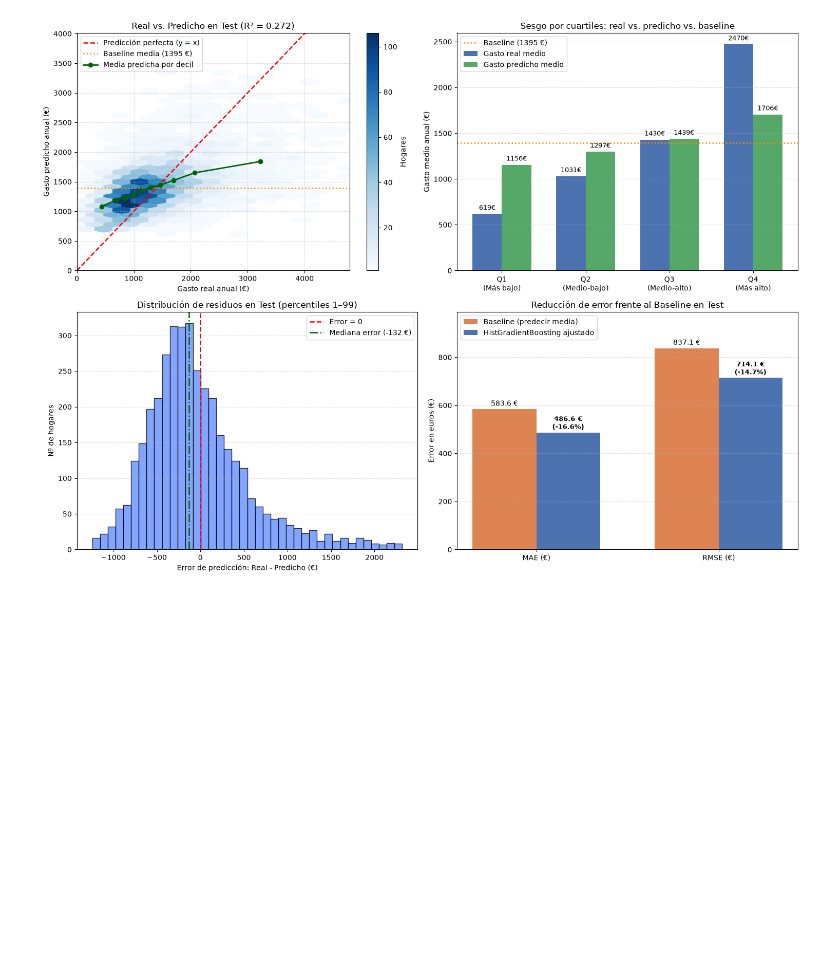
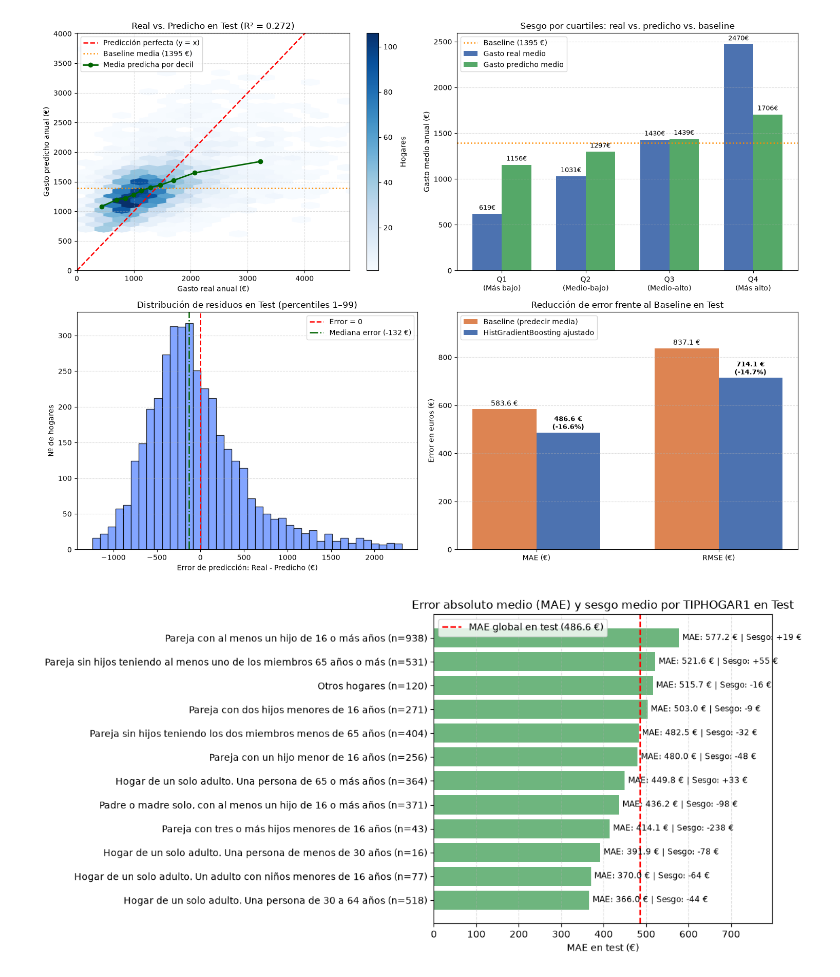
Before and after one commit to mariot11/ML_ConsumoEnergia, a Jupyter notebook: notebooks/04_Entrenamiento_Evaluacion.ipynb, the cells around one changed output. Saved outputs shown, nothing was run; the diff lists cells and outputs as text; code cells hidden in the pictures; blank space fills up the shorter version.

```diff
--- a/notebooks/04_Entrenamiento_Evaluacion.ipynb
+++ b/notebooks/04_Entrenamiento_Evaluacion.ipynb
@@ -1420,3 +1420,73 @@ plt.tight_layout()
 plt.show()
 # %% [output]
 [figure]
+# %%
+import matplotlib.pyplot as plt
+import numpy as np
+import pandas as pd
+from sklearn.metrics import mean_absolute_error
+
+modelo_final = grid_hgb.best_estimator_ if "grid_hgb" in globals() else best_model
+y_true = np.asarray(y_test)
+y_pred = modelo_final.predict(X_test)
+
+# Cambia `segmento_col` a la columna que quieras analizar (p. ej. "TIPHOGAR1", "TIPOEDIF", etc.)
+segmento_col = "TIPHOGAR1"
+
+df_err = pd.DataFrame({
+    "seg": X_test[segmento_col].fillna("Nulo / No aplica").astype(str).values,
+    "real": y_true,
+    "pred": y_pred,
+})
+
+# Si quisieras analizar `IMPEXAC` (numérica), puedes crear tramos con pd.qcut:
+# df_err["seg"] = pd.qcut(X_test["IMPEXAC"], q=4, duplicates="drop").astype(str)
+
+resumen_err = (
+    df_err.groupby("seg", observed=False)
+    .apply(
+        lambda g: pd.Series({
+            "mae": mean_absolute_error(g["real"], g["pred"]),
+            "sesgo_medio": (g["real"] - g["pred"]).mean(),
+            "n": len(g),
+        }),
+        include_groups=False,
+    )
+    .sort_values("mae", ascending=True)
+)
+
+mae_global = mean_absolute_error(y_true, y_pred)
+
+fig, ax = plt.subplots(figsize=(11, 5.5))
+y_pos = range(len(resumen_err))
+ax.barh(y_pos, resumen_err["mae"], color="#55a868", alpha=0.85)
+ax.axvline(
+    mae_global,
+    color="red",
+    linestyle="--",
+    linewidth=1.6,
+    label=f"MAE global en test ({mae_global:.1f} €)",
+)
+
+ax.set_yticks(y_pos)
+ax.set_yticklabels([f"{idx} (n={int(r['n'])})" for idx, r in resumen_err.iterrows()])
+
+for i, (_, r) in enumerate(resumen_err.iterrows()):
+    ax.text(
+        r["mae"] + 8,
+        i,
+        f"MAE: {r['mae']:.1f} € | Sesgo: {r['sesgo_medio']:+.0f} €",
+        va="center",
+        fontsize=8.5,
+    )
+
+ax.set_xlim(0, resumen_err["mae"].max() * 1.38)
+ax.set_xlabel("MAE en test (€)")
+ax.set_title(f"Error absoluto medio (MAE) y sesgo medio por {segmento_col} en Test")
+ax.legend()
+ax.grid(axis="x", linestyle="--", alpha=0.4)
+
+plt.tight_layout()
+plt.show()
+# %% [output]
+[figure, added]
```
Also changed, not shown: 1 other file.
